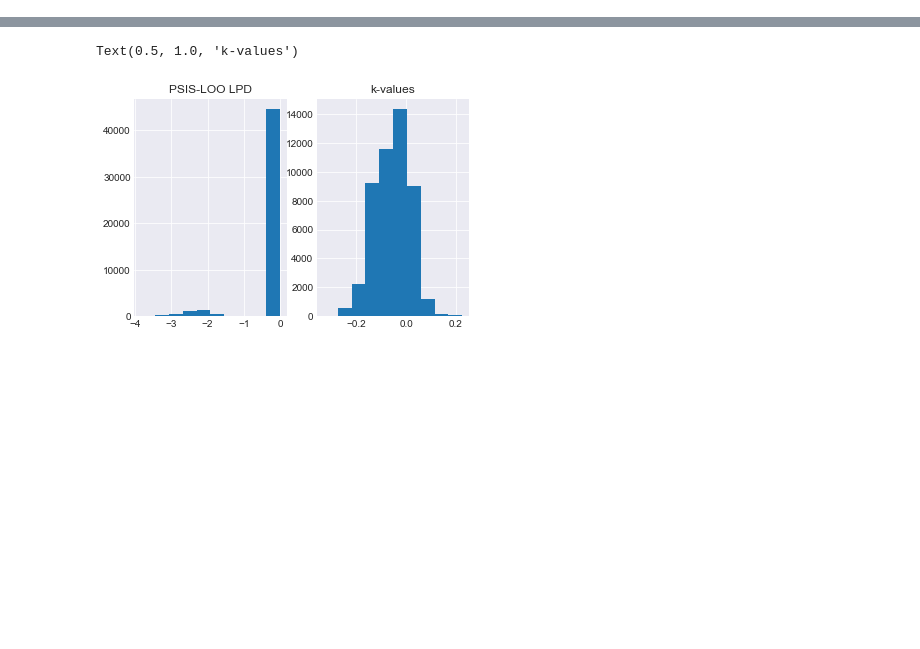
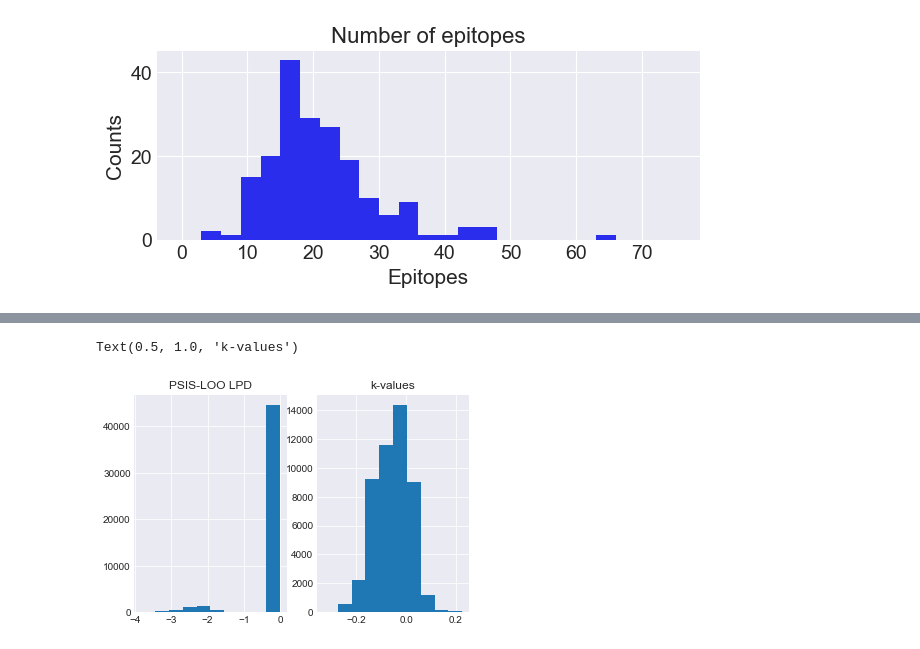
Before and after one commit to BirkirRey/BayesianBepipred, a Jupyter notebook: jakob_dennis/report_nissen_pohl.ipynb, the cells around one changed output, grey strips where cells are left out. Cells and saved outputs as stored; diff of their text form; code cells hidden in the pictures; blank space fills up the shorter version.

```diff
--- a/jakob_dennis/report_nissen_pohl.ipynb
+++ b/jakob_dennis/report_nissen_pohl.ipynb
@@ -101,0 +118,9 @@ for protein in data:
+# %%
+plt.figure(figsize=(7, 2.5))
+plt.hist([sum(protein['epitope']) for protein in data], bins=np.linspace(0, 75, 26))
+plt.title("Number of epitopes")
+plt.xlabel("Epitopes")
+plt.ylabel("Counts")
+plt.show()
+# %% [output]
+[figure, added]
```
Also changed, not shown: parts of 50 cells of this notebook.
